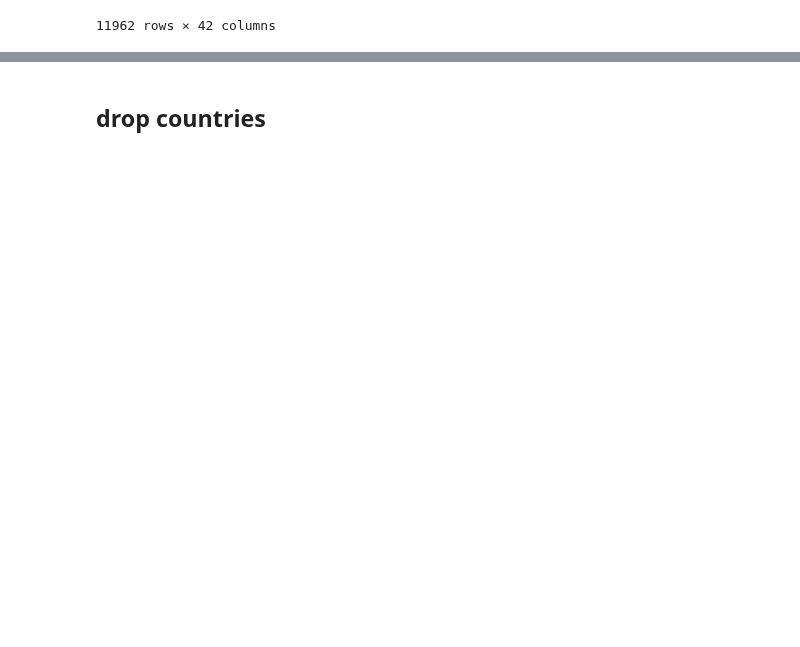
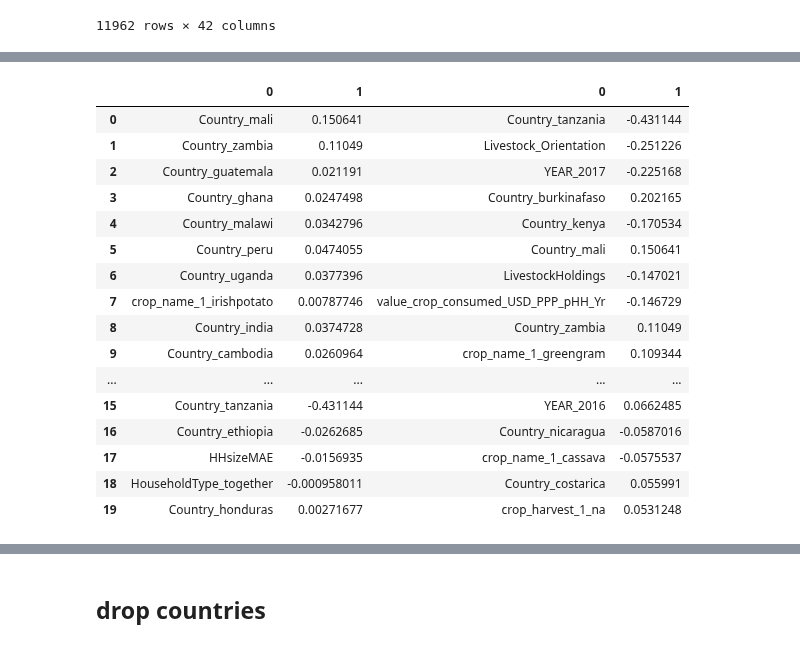
Before and after one commit to laporpe/STA_208, a Jupyter notebook: finalized_code/Ridge_reg.ipynb, the cells around one changed output, grey strips where cells are left out. Saved outputs shown, nothing was run; the diff lists cells and outputs as text; code cells hidden in the pictures; blank space fills up the shorter version.

```diff
--- a/finalized_code/Ridge_reg.ipynb
+++ b/finalized_code/Ridge_reg.ipynb
@@ -260,0 +285,3 @@ MSE_ppi
+# %%
+feature_imp_ppi  = pd.DataFrame([X_train.columns[max5_index_ppi], betas[max5_index_ppi]]).T
+feature_imp_ppi
@@ -261 +306,21 @@ MSE_ppi
+# %%
+pd.concat([feature_imp_ppi, feature_imp_mo],axis = 1)
+# %% [output]
+|  | 0 | 1 | 0 | 1 |
+| 0 | Country_mali | 0.150641 | Country_tanzania | -0.431144 |
+| 1 | Country_zambia | 0.11049 | Livestock_Orientation | -0.251226 |
+| 2 | Country_guatemala | 0.021191 | YEAR_2017 | -0.225168 |
+| 3 | Country_ghana | 0.0247498 | Country_burkinafaso | 0.202165 |
+| 4 | Country_malawi | 0.0342796 | Country_kenya | -0.170534 |
+| 5 | Country_peru | 0.0474055 | Country_mali | 0.150641 |
+| 6 | Country_uganda | 0.0377396 | LivestockHoldings | -0.147021 |
+| 7 | crop_name_1_irishpotato | 0.00787746 | value_crop_consumed_USD_PPP_pHH_Yr | -0.146729 |
+| 8 | Country_india | 0.0374728 | Country_zambia | 0.11049 |
+| 9 | Country_cambodia | 0.0260964 | crop_name_1_greengram | 0.109344 |
+| ... | ... | ... | ... | ... |
+| 15 | Country_tanzania | -0.431144 | YEAR_2016 | 0.0662485 |
+| 16 | Country_ethiopia | -0.0262685 | Country_nicaragua | -0.0587016 |
+| 17 | HHsizeMAE | -0.0156935 | crop_name_1_cassava | -0.0575537 |
+| 18 | HouseholdType_together | -0.000958011 | Country_costarica | 0.055991 |
+| 19 | Country_honduras | 0.00271677 | crop_harvest_1_na | 0.0531248 |
 # %%
```
Also changed, not shown: parts of 49 cells of this notebook.
